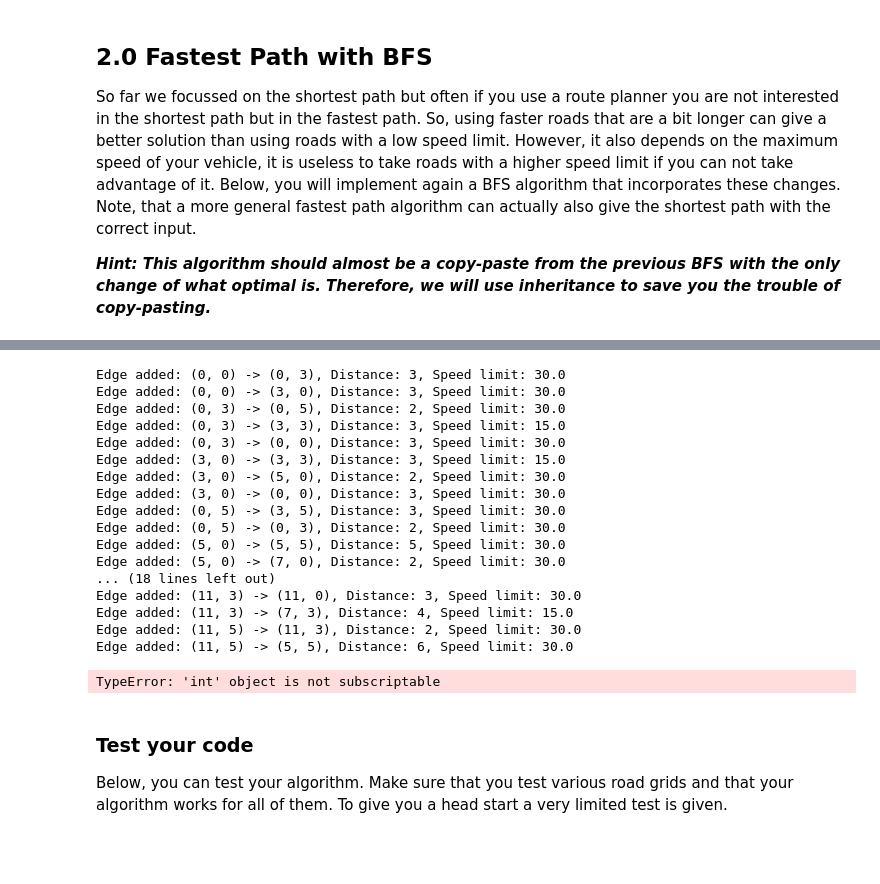
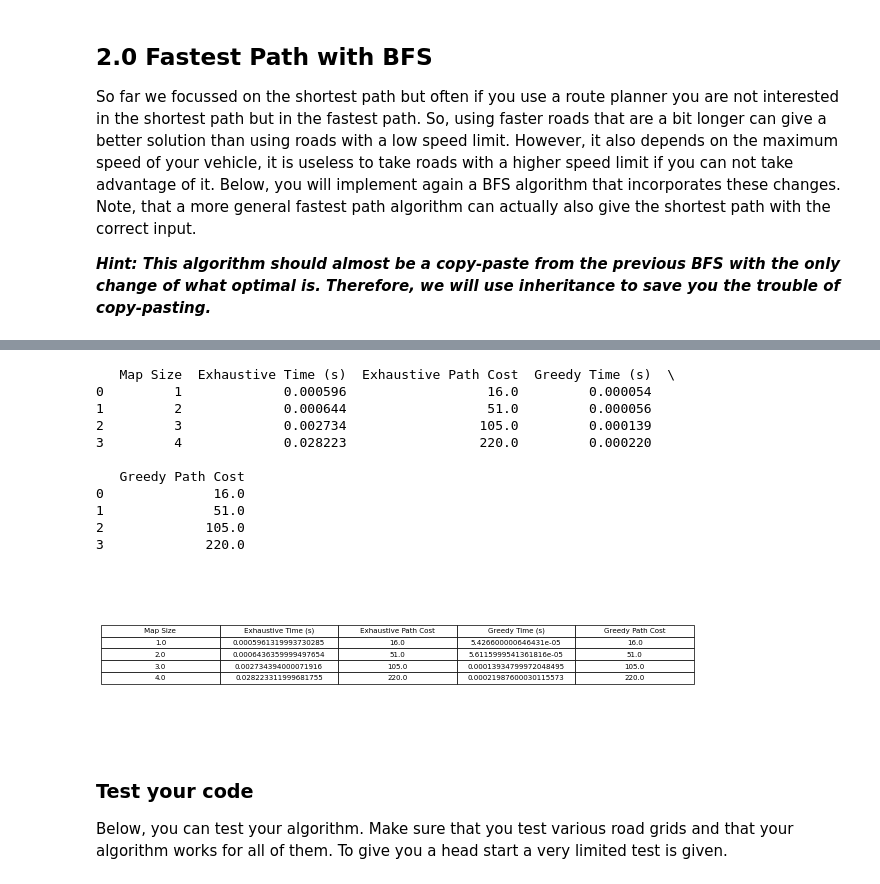
Before and after one commit to BerendKerkvliet12/Algo2024-2, a Jupyter notebook: Assignment2/assignment2.ipynb, the cells around one changed output, grey strips where cells are left out. Cells and saved outputs as stored; diff of their text form; code cells hidden in the pictures; blank space fills up the shorter version.

```diff
--- a/Assignment2/assignment2.ipynb
+++ b/Assignment2/assignment2.ipynb
@@ -1161,23 +1088,7 @@ import time
 import pandas as pd
 import matplotlib.pyplot as plt
 import math
-# map_ = Map(2, (1,3))
-# graph = Graph(map_)
-# start = (0,0)
-# end = (map_.shape[0]-1, map_.shape[1]-1)
-# #testing the exhaustive approach against the greedy approach
-# #ehaustive approach
-# start_time = time.perf_counter()
-# BFSSolverShortestPath()(graph, start, end)
-# end_time = time.perf_counter()
-# elapsed_time_ex = end_time - start_time
-# print(f"Elapsed time: {elapsed_time_ex:.6f} seconds")
-# #greedy approach
-# start_time = time.perf_counter()
-# greedy_bfs(graph, start, end, heuristic)
-# end_time = time.perf_counter()
-# elapsed_time_gr = end_time - start_time
-# print(f"Elapsed time: {elapsed_time_gr:.6f} seconds")
+
 def calculate_path_cost(path):
     """
     Calculate the cost of a path.
@@ -1185,9 +1096,25 @@ def calculate_path_cost(path):
     :param path: A list of nodes representing the path
     :return: The cost of the path
     """
+    if isinstance(path, tuple):
+        if isinstance(path[0], list):
+            path_list = path[0]  # Extract the list of tuples
+        elif isinstance(path[0], tuple):
+            path_list = [path[0]]  # Wrap single tuple in a list
+        else:
+            raise ValueError(f"Unexpected path format: {path}")
+    elif isinstance(path, list):
+        path_list = path
+    else:
+        raise ValueError(f"Unexpected path format: {path}")
     cost = 0
-    for i in range(len(path) - 1):
-        cost += math.sqrt((path[i+1][0] - path[i][0])**2 + (path[i+1][1] - path[i][1])**2)
+
+    if not all(isinstance(node, tuple) and len(node) == 2 for node in path_list):
+        print(f"Invalid path list: {path_list}")
+        raise ValueError("Each element in path must be a tuple of length 2")
+
+    for i in range(len(path_list) - 1):
+        cost += math.sqrt((path_list[i+1][0] - path_list[i][0])**2 + (path_list[i+1][1] - path_list[i][1])**2)
     return cost
 def measure_execution_time_and_quality(map_size):
     map_ = Map(map_size, (1, 3))
@@ -1207,51 +1134,45 @@ def measure_execution_time_and_quality(map_size):
     greedy_path = greedy_bfs(graph, start, end, heuristic)
     end_time = time.perf_counter()
     elapsed_time_gr = end_time - start_time
     greedy_path_cost = calculate_path_cost(greedy_path)
 
     return map_size, elapsed_time_ex, bfs_path_cost, elapsed_time_gr, greedy_path_cost
 
 # List to store the results
 results = []
 
 # Test for different map sizes
 for size in range(1, 5):  # Map sizes
     map_size, elapsed_time_ex, bfs_path_cost, elapsed_time_gr, greedy_path_cost = measure_execution_time_and_quality(size)
     results.append((map_size, elapsed_time_ex, bfs_path_cost, elapsed_time_gr, greedy_path_cost))
 
 df = pd.DataFrame(results, columns=["Map Size", "Exhaustive Time (s)", "Exhaustive Path Cost", "Greedy Time (s)", "Greedy Path Cost"])
 
 print(df)
 def save_df_as_image(df, path):
     fig, ax = plt.subplots(figsize=(10, 4))
     ax.axis('tight')
     ax.axis('off')
     table = ax.table(cellText=df.values, colLabels=df.columns, cellLoc='center', loc='center')
     table.auto_set_font_size(False)
     table.set_fontsize(10)
     table.scale(1.5, 1.4)
     plt.savefig(path, bbox_inches='tight', pad_inches=0.1)
 
 save_df_as_image(df, 'comparison_table.png')
 # %% [output]
-Edge added: (0, 0) -> (0, 3), Distance: 3, Speed limit: 30.0
-Edge added: (0, 0) -> (3, 0), Distance: 3, Speed limit: 30.0
-Edge added: (0, 3) -> (0, 5), Distance: 2, Speed limit: 30.0
-Edge added: (0, 3) -> (3, 3), Distance: 3, Speed limit: 15.0
-Edge added: (0, 3) -> (0, 0), Distance: 3, Speed limit: 30.0
-Edge added: (3, 0) -> (3, 3), Distance: 3, Speed limit: 15.0
-Edge added: (3, 0) -> (5, 0), Distance: 2, Speed limit: 30.0
-Edge added: (3, 0) -> (0, 0), Distance: 3, Speed limit: 30.0
-Edge added: (0, 5) -> (3, 5), Distance: 3, Speed limit: 30.0
-Edge added: (0, 5) -> (0, 3), Distance: 2, Speed limit: 30.0
-Edge added: (5, 0) -> (5, 5), Distance: 5, Speed limit: 30.0
-Edge added: (5, 0) -> (7, 0), Distance: 2, Speed limit: 30.0
-... (18 lines left out)
-Edge added: (11, 3) -> (11, 0), Distance: 3, Speed limit: 30.0
-Edge added: (11, 3) -> (7, 3), Distance: 4, Speed limit: 15.0
-Edge added: (11, 5) -> (11, 3), Distance: 2, Speed limit: 30.0
-Edge added: (11, 5) -> (5, 5), Distance: 6, Speed limit: 30.0
+   Map Size  Exhaustive Time (s)  Exhaustive Path Cost  Greedy Time (s)  \
+0         1             0.000596                  16.0         0.000054
+1         2             0.000644                  51.0         0.000056
+2         3             0.002734                 105.0         0.000139
+3         4             0.028223                 220.0         0.000220
+
+   Greedy Path Cost
+0              16.0
+1              51.0
+2             105.0
+3             220.0
-TypeError: 'int' object is not subscriptable
+[figure, added]
 # %% [markdown]
 ### Test your code
 
```
Also changed, not shown: parts of 12 cells of this notebook, 3 other files.
